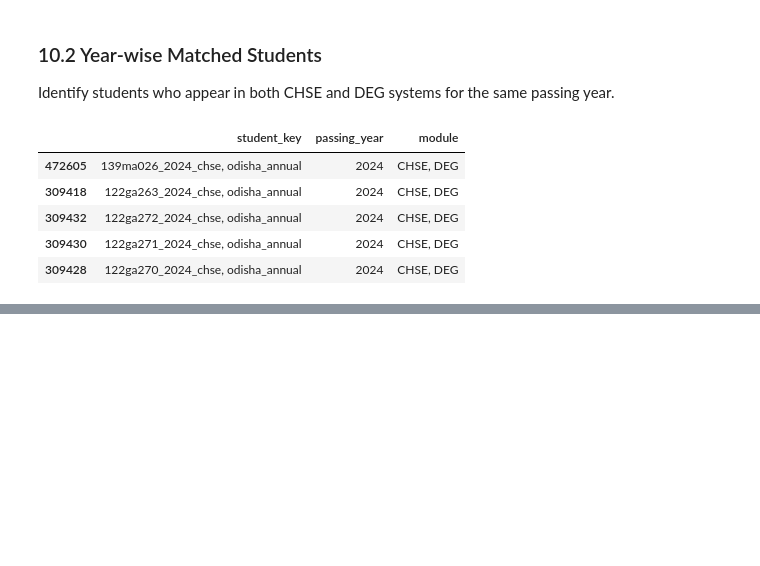
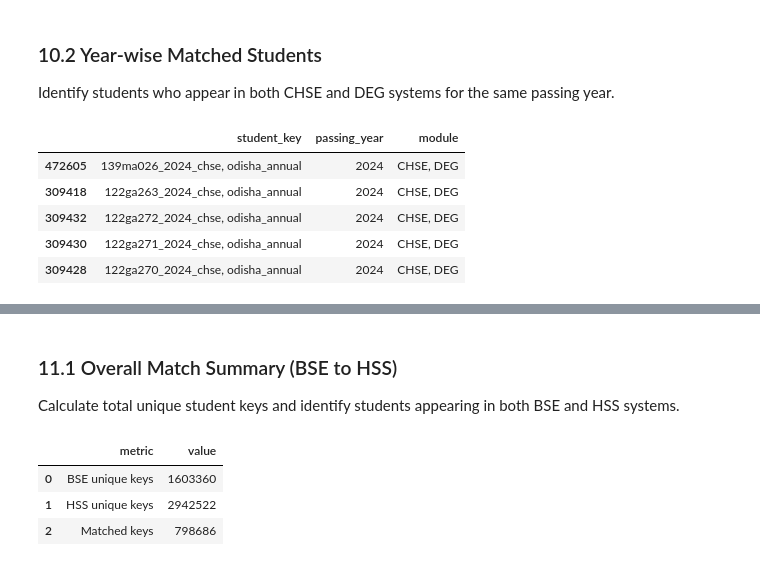
Before and after one commit to Data-Policy-and-Innovation-Centre/sams, a Jupyter notebook: notebooks/bse_chse_hss_deg_integration.ipynb, the cells around one changed output, grey strips where cells are left out. Cells and saved outputs as stored; diff of their text form; code cells hidden in the pictures; blank space fills up the shorter version.

```diff
--- a/notebooks/bse_chse_hss_deg_integration.ipynb
+++ b/notebooks/bse_chse_hss_deg_integration.ipynb
@@ -633,0 +642,33 @@ Error:
+# %%
+# CHSE and DEG datasets already built earlier in notebook
+bse = bse_key_df[["student_key", "student_name", "academic_year"]].copy()
+hss  = hss_key_df[["student_key", "student_name", "academic_year"]].copy()
+
+bse["academic_year"] = bse["academic_year"].astype(str)
+hss["academic_year"]  = hss["academic_year"].astype(str)
+
+# Unique key sets
+bse_keys = set(bse["student_key"])
+hss_keys  = set(hss["student_key"])
+common_keys = bse_keys & hss_keys
+# %% [markdown]
+### 11.1 Overall Match Summary (BSE to HSS)
+
+Calculate total unique student keys and identify students appearing in both BSE and HSS systems.
+# %%
+pd.DataFrame({
+    "metric": ["BSE unique keys", "HSS unique keys", "Matched keys"], #"Conversion %"],
+    "value": [
+        len(bse_keys),
+        len(hss_keys),
+        len(common_keys)
+        # round(len(common_keys) / len(bse_keys) * 100, 2)
+    ]
+})
+
+# BSE and HSS matches ACROSS THE YEARS
+# %% [output]
+|  | metric | value |
+| 0 | BSE unique keys | 1603360 |
+| 1 | HSS unique keys | 2942522 |
+| 2 | Matched keys | 798686 |
```
Also changed, not shown: parts of 16 cells of this notebook.
